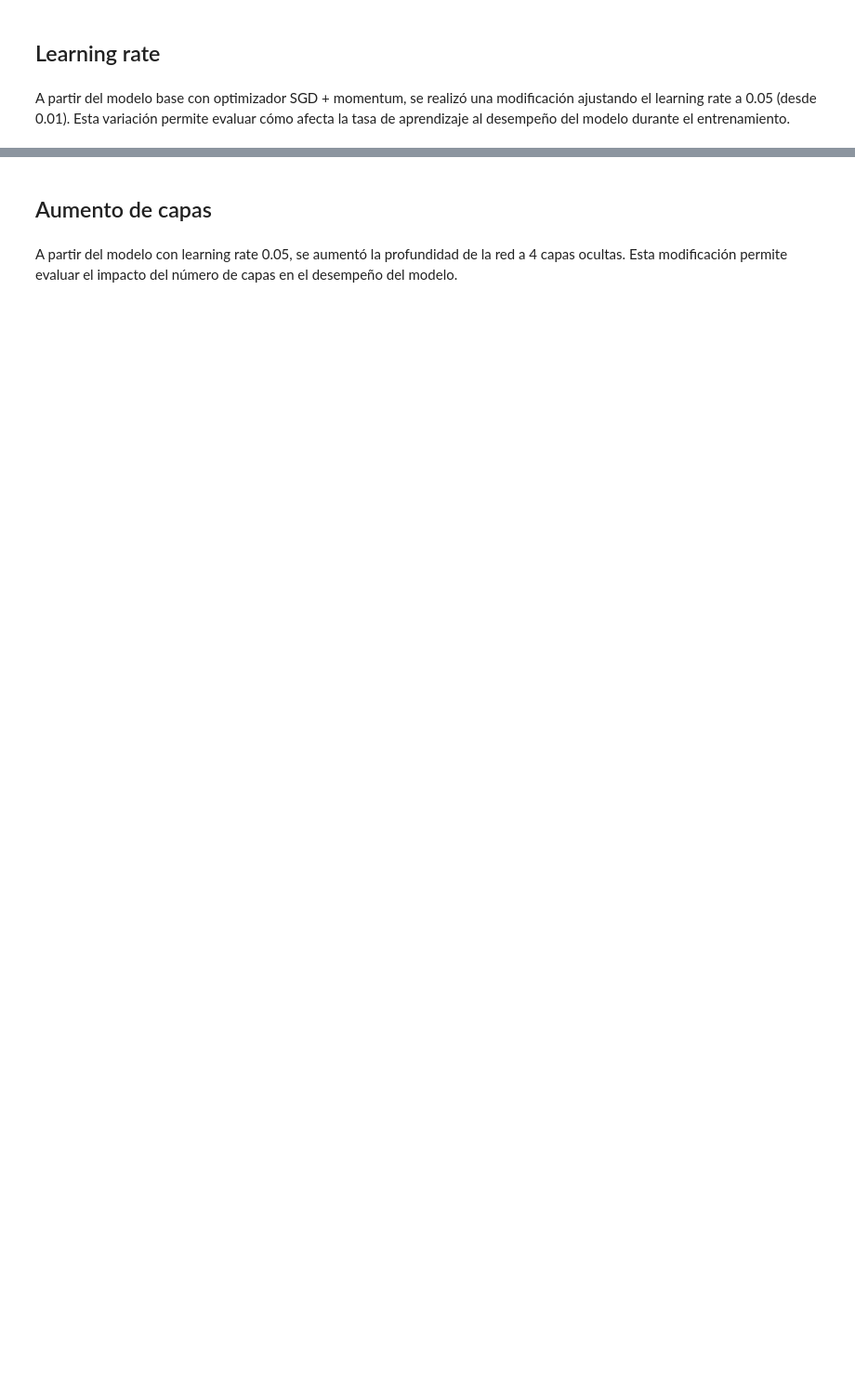
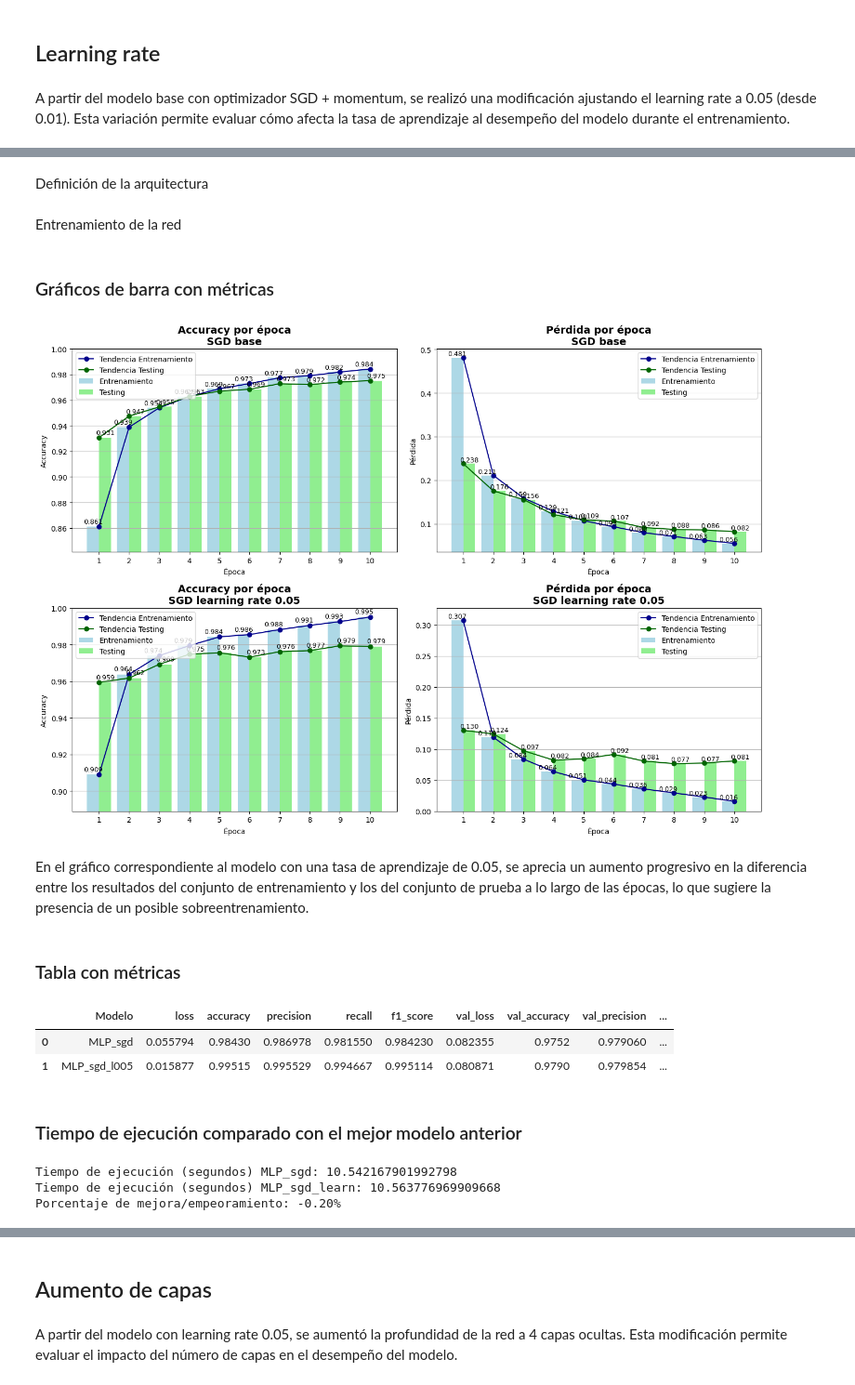
Before and after one commit to JuanZweifel/deep-learning-2025, a Jupyter notebook: DLY0100_Entrega_1_Equipo_2.ipynb, the cells around one changed output, grey strips where cells are left out. Shown at 93% size. Drawn from its saved outputs; the diff is of its cells as text; code cells hidden in the pictures; blank space fills up the shorter version.

```diff
--- a/DLY0100_Entrega_1_Equipo_2.ipynb
+++ b/DLY0100_Entrega_1_Equipo_2.ipynb
@@ -397,3 +507,5 @@ A partir del modelo base con optimizador SGD + momentum, se realizó una modific
+# %% [markdown]
+Definición de la arquitectura
 # %%
 # Setea los seed para números random
 
@@ -417,6 +529,8 @@ red_sgd_learn.compile(
     optimizer=tf.keras.optimizers.SGD(learning_rate=0.05, momentum=0.9),
     metrics=['accuracy', 'Precision', 'Recall', 'F1Score']
 )
+# %% [markdown]
+Entrenamiento de la red
 # %%
 time_start = time.time()
 hist_sgd_learn = red_sgd_learn.fit(X_train, y_train,
@@ -433,0 +548,37 @@ red_sgd_learn.save("red_sgd_l005.keras")
+# %% [markdown]
+### Gráficos de barra con métricas
+# %%
+fig, axes = plt.subplots(2, 2, figsize=(14, 10))
+
+# Primer modelo: hist_sgd
+plot_accuracy_bars(hist_sgd, sub_titulo="SGD base", ax=axes[0, 0])
+plot_loss_bars(hist_sgd, sub_titulo="SGD base", ax=axes[0, 1])
+
+# Segundo modelo: hist_sgd_learn
+plot_accuracy_bars(hist_sgd_learn, sub_titulo="SGD learning rate 0.05", ax=axes[1, 0])
+plot_loss_bars(hist_sgd_learn, sub_titulo="SGD learning rate 0.05", ax=axes[1, 1])
+
+plt.tight_layout()
+plt.show()
+# %% [output]
+[figure, added]
+# %% [markdown]
+En el gráfico correspondiente al modelo con una tasa de aprendizaje de 0.05, se aprecia un aumento progresivo en la diferencia entre los resultados del conjunto de entrenamiento y los del conjunto de prueba a lo largo de las épocas, lo que sugiere la presencia de un posible sobreentrenamiento.
+# %% [markdown]
+### Tabla con métricas
+# %%
+generate_metrics_table_from_histories([hist_sgd, hist_sgd_learn])
+# %% [output]
+|  | Modelo | loss | accuracy | precision | recall | f1_score | val_loss | val_accuracy | val_precision | ... |
+| 0 | MLP_sgd | 0.055794 | 0.98430 | 0.986978 | 0.981550 | 0.984230 | 0.082355 | 0.9752 | 0.979060 | ... |
+| 1 | MLP_sgd_l005 | 0.015877 | 0.99515 | 0.995529 | 0.994667 | 0.995114 | 0.080871 | 0.9790 | 0.979854 | ... |
+# %% [markdown]
+### Tiempo de ejecución comparado con el mejor modelo anterior
+# %%
+print(f"Tiempo de ejecución (segundos) MLP_sgd: {time_sgd}")
+print(f"Tiempo de ejecución (segundos) MLP_sgd_learn: {time_sgd_learn}")
+print(f"Porcentaje de mejora/empeoramiento: {(time_sgd - time_sgd_learn)/time_sgd*100:.2f}%")
+# %% [output]
+Tiempo de ejecución (segundos) MLP_sgd: 10.542167901992798
+Tiempo de ejecución (segundos) MLP_sgd_learn: 10.563776969909668
+Porcentaje de mejora/empeoramiento: -0.20%
```
Also changed, not shown: parts of 235 cells of this notebook, 12 other files.
